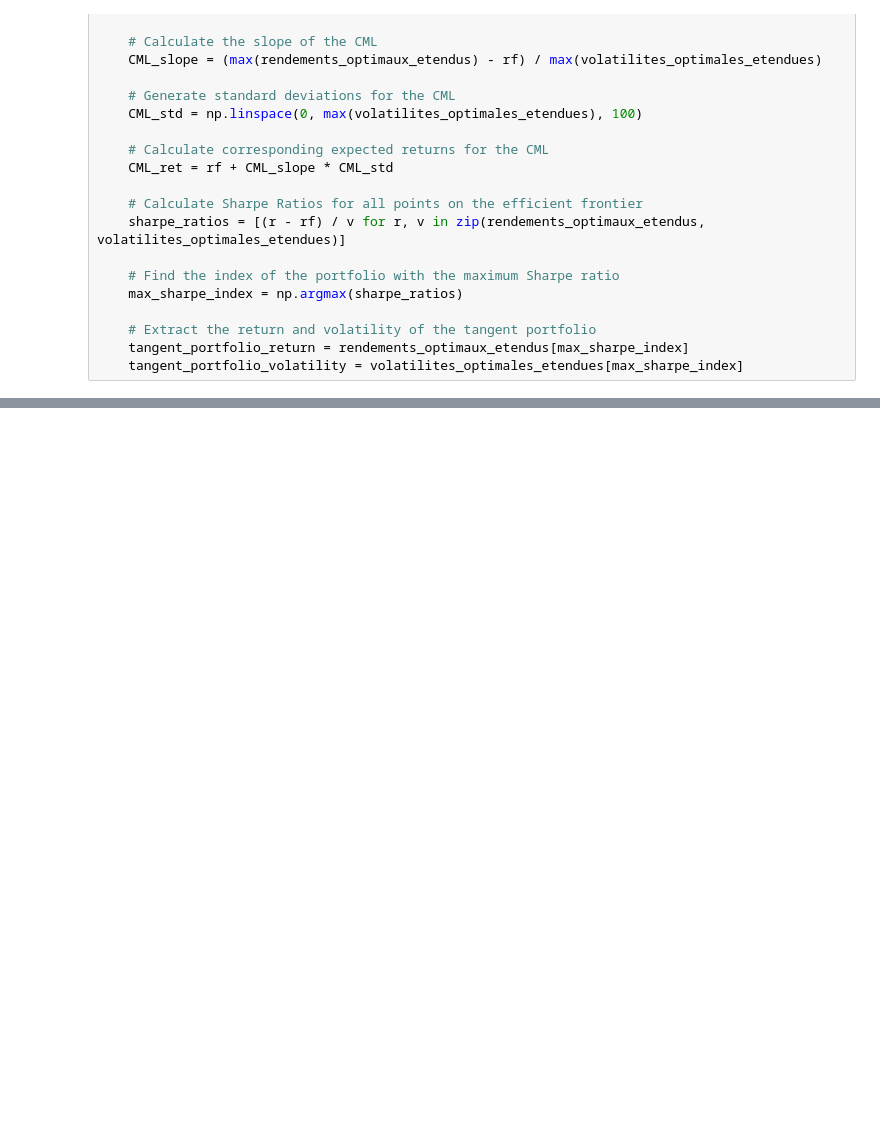
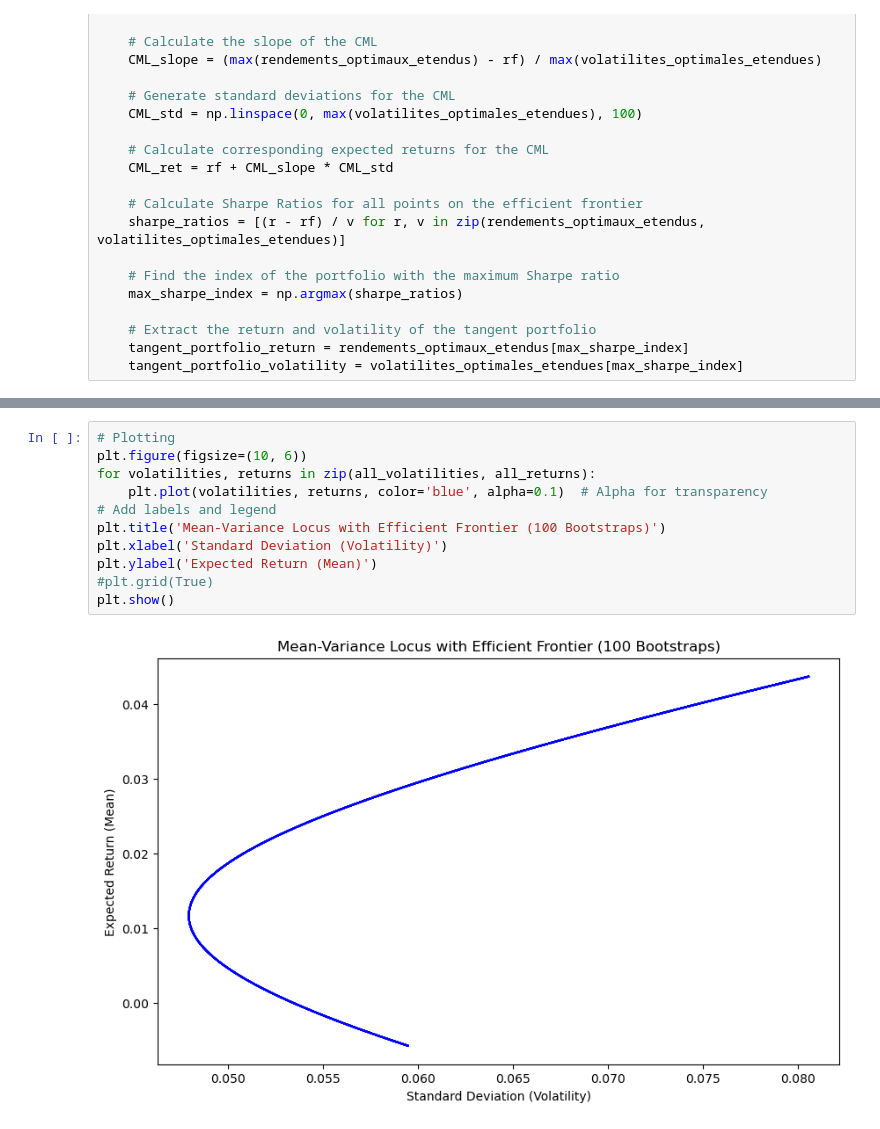
Before and after one commit to DominicPrenovost/TP1-Gestion-de-pf, a Jupyter notebook: boot_v2.ipynb, the cells around one changed output, grey strips where cells are left out. Cells and saved outputs as stored; diff of their text form; blank space fills up the shorter version.

```diff
--- a/boot_v2.ipynb
+++ b/boot_v2.ipynb
@@ -218,0 +334,13 @@ all_tangent_portfolio_weights, all_tangent_portfolio_means, all_tangent_portfoli
+# %%
+# Plotting
+plt.figure(figsize=(10, 6))
+for volatilities, returns in zip(all_volatilities, all_returns):
+    plt.plot(volatilities, returns, color='blue', alpha=0.1)  # Alpha for transparency
+# Add labels and legend
+plt.title('Mean-Variance Locus with Efficient Frontier (100 Bootstraps)')
+plt.xlabel('Standard Deviation (Volatility)')
+plt.ylabel('Expected Return (Mean)')
+#plt.grid(True)
+plt.show()
+# %% [output]
+[figure, added]
```
Also changed, not shown: parts of 5 cells of this notebook.
